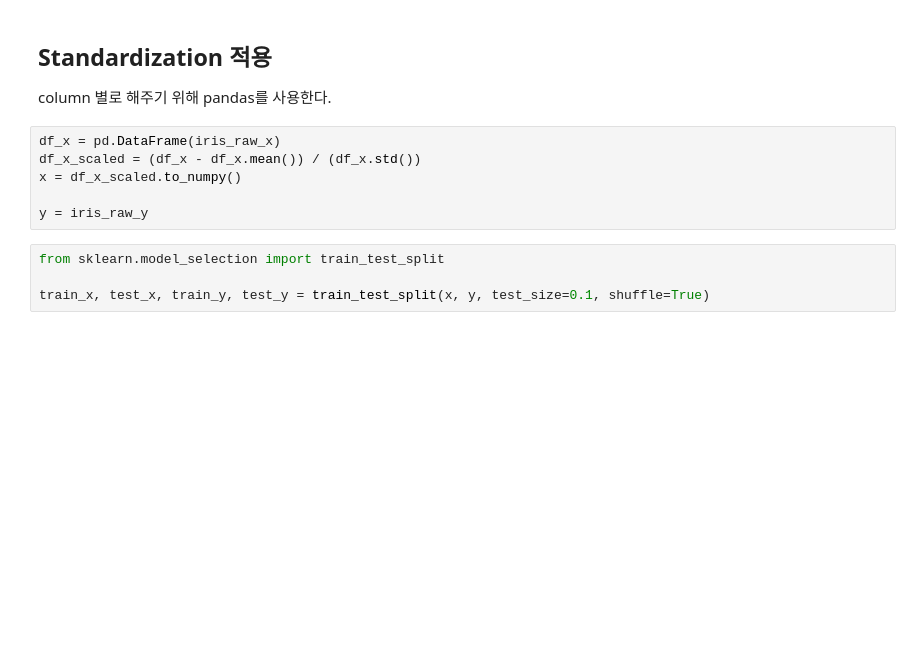
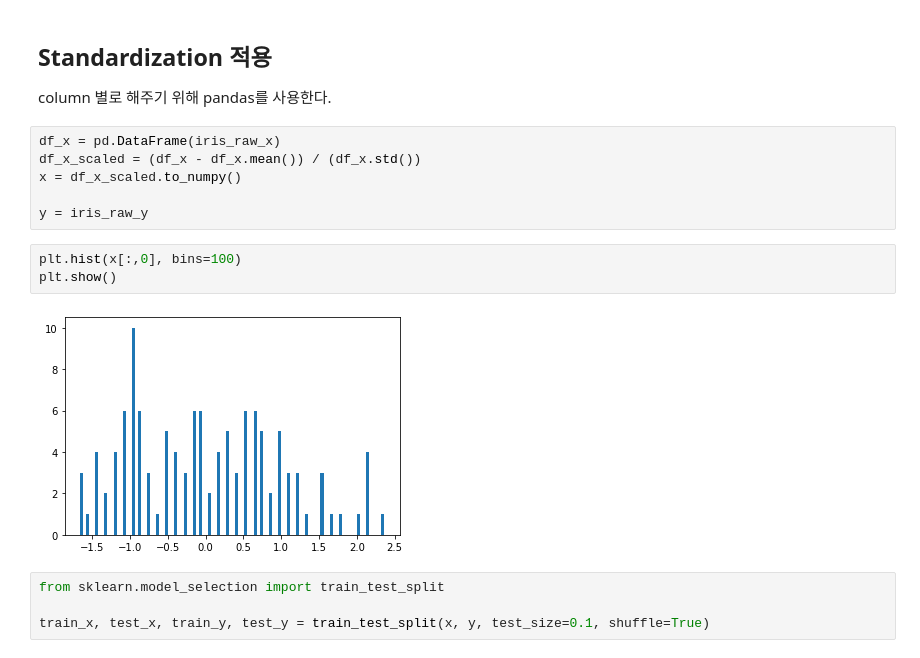
Before and after one commit to dhrim/keras_howto_2021, a Jupyter notebook: class4/normalization_and_standardization.ipynb, the cells around one changed output. Drawn from its saved outputs; the diff is of its cells as text; blank space fills up the shorter version.

```diff
--- a/class4/normalization_and_standardization.ipynb
+++ b/class4/normalization_and_standardization.ipynb
@@ -210,6 +220,11 @@ df_x_scaled = (df_x - df_x.mean()) / (df_x.std())
 x = df_x_scaled.to_numpy()
 
 y = iris_raw_y
+# %%
+plt.hist(x[:,0], bins=100)
+plt.show()
+# %% [output]
+[figure, added]
 # %%
 from sklearn.model_selection import train_test_split
 
```
Also changed, not shown: parts of 15 cells of this notebook.
